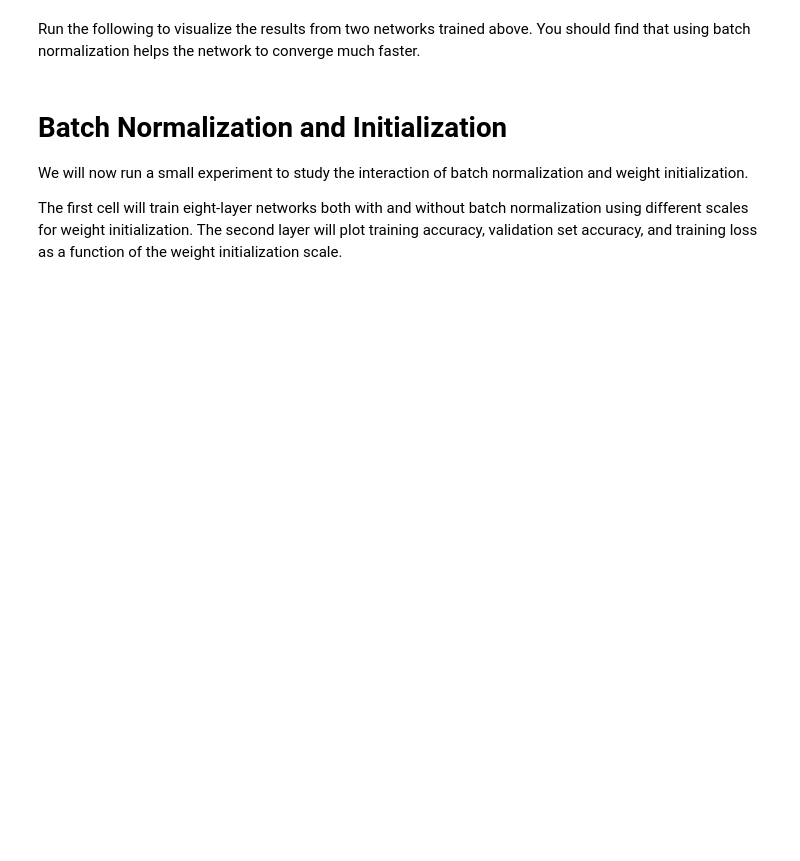
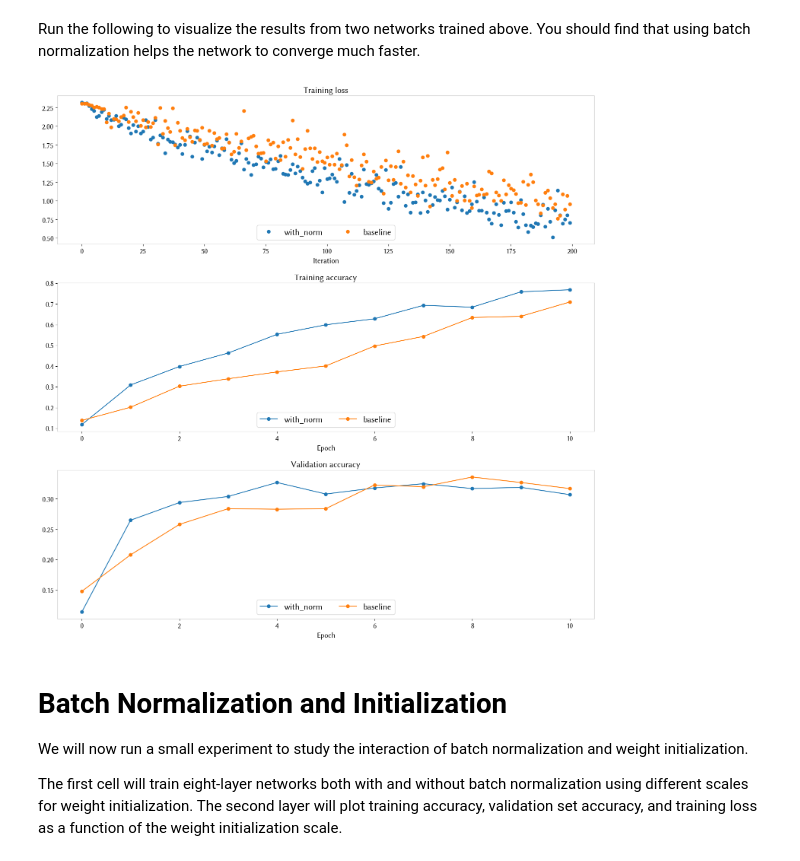
Before and after one commit to jdamp/CS-231n, a Jupyter notebook: assignments/assignment2/BatchNormalization.ipynb, the cells around one changed output. Saved outputs shown, nothing was run; the diff lists cells and outputs as text; code cells hidden in the pictures; blank space fills up the shorter version.

```diff
--- a/assignments/assignment2/BatchNormalization.ipynb
+++ b/assignments/assignment2/BatchNormalization.ipynb
@@ -296,33 +338,36 @@ def plot_training_history(title, label, baseline, bn_solvers, plot_fn, bl_marker
     """utility function for plotting training history"""
     plt.title(title)
     plt.xlabel(label)
     bn_plots = [plot_fn(bn_solver) for bn_solver in bn_solvers]
     bl_plot = plot_fn(baseline)
     num_bn = len(bn_plots)
     for i in range(num_bn):
         label='with_norm'
         if labels is not None:
             label += str(labels[i])
         plt.plot(bn_plots[i], bn_marker, label=label)
     label='baseline'
     if labels is not None:
         label += str(labels[0])
     plt.plot(bl_plot, bl_marker, label=label)
     plt.legend(loc='lower center', ncol=num_bn+1)
 
 
 plt.subplot(3, 1, 1)
 plot_training_history('Training loss','Iteration', solver, [bn_solver], \
                       lambda x: x.loss_history, bl_marker='o', bn_marker='o')
 plt.subplot(3, 1, 2)
 plot_training_history('Training accuracy','Epoch', solver, [bn_solver], \
                       lambda x: x.train_acc_history, bl_marker='-o', bn_marker='-o')
 plt.subplot(3, 1, 3)
 plot_training_history('Validation accuracy','Epoch', solver, [bn_solver], \
                       lambda x: x.val_acc_history, bl_marker='-o', bn_marker='-o')
 
 plt.gcf().set_size_inches(15, 15)
+plt.tight_layout()
 plt.show()
+# %% [output]
+[figure, added]
 # %% [markdown]
 # Batch Normalization and Initialization
 We will now run a small experiment to study the interaction of batch normalization and weight initialization.
```
Also changed, not shown: parts of 17 cells of this notebook, 3 other files.
